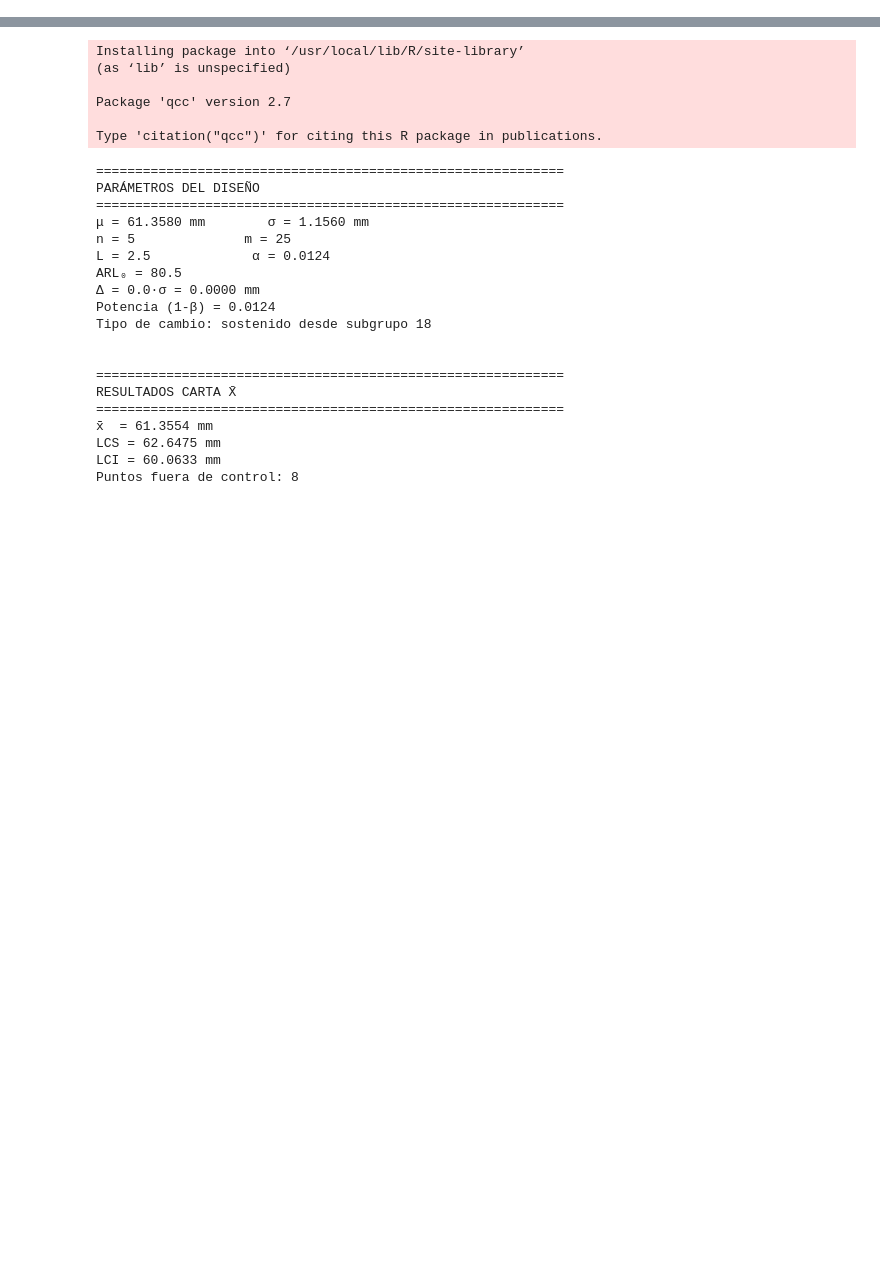
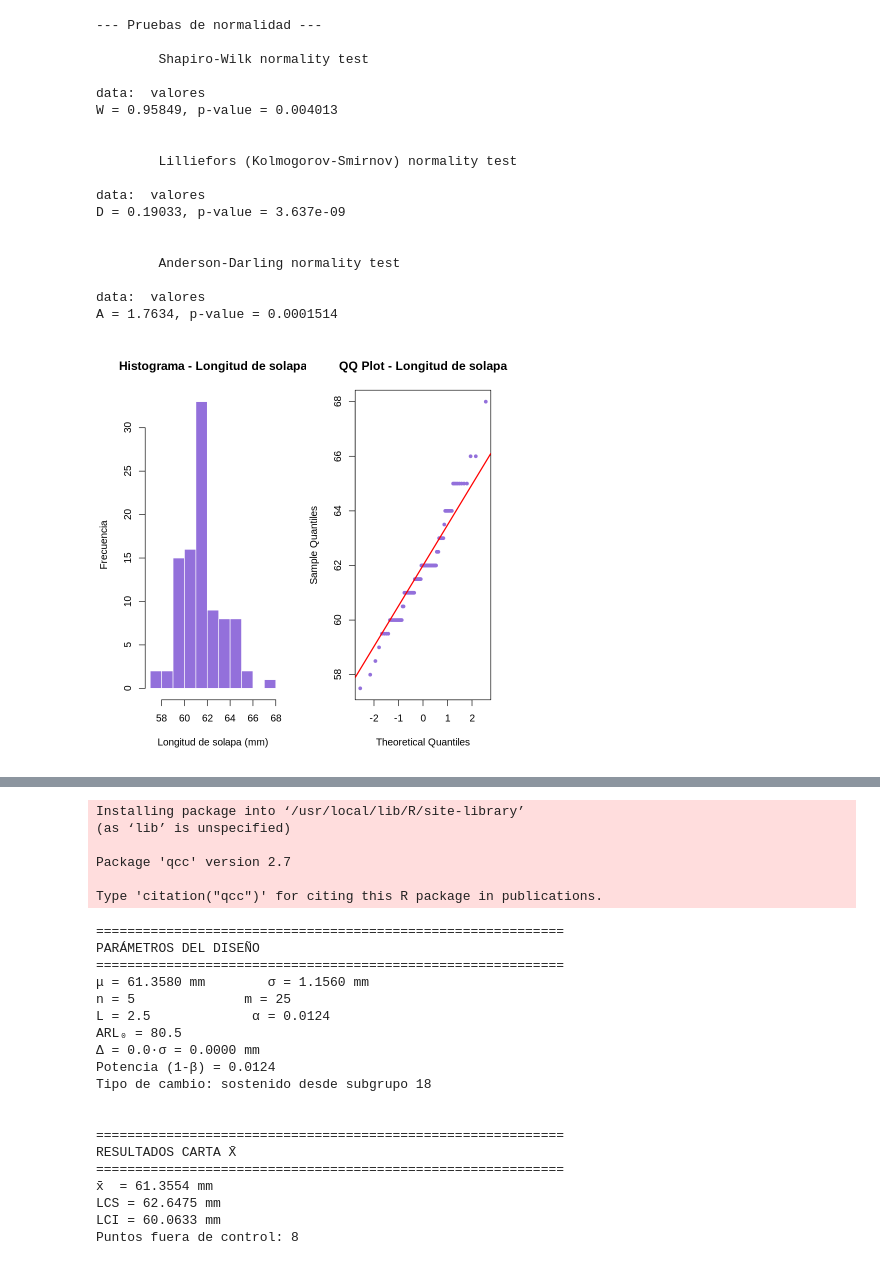
Before and after one commit to juanflo-svg/origami_quality_control, a Jupyter notebook: Copia_de_datos_RadioInterno_simulados.ipynb, the cells around one changed output, grey strips where cells are left out. Cells and saved outputs as stored; diff of their text form; code cells hidden in the pictures; blank space fills up the shorter version.

```diff
--- a/Copia_de_datos_RadioInterno_simulados.ipynb
+++ b/Copia_de_datos_RadioInterno_simulados.ipynb
@@ -2,0 +105,41 @@
+# %%
+# ============================================================
+# ANÁLISIS DE NORMALIDAD
+# ============================================================
+par(mfrow = c(1, 2))
+hist(valores,
+     main = "Histograma - Longitud de solapa",
+     xlab = "Longitud de solapa (mm)",
+     ylab = "Frecuencia",
+     col  = "#9370DB", border = "white")
+qqnorm(valores, main = "QQ Plot - Longitud de solapa",
+       pch = 19, cex = 0.7, col = "#9370DB")
+qqline(valores, col = "red", lwd = 2)
+par(mfrow = c(1, 1))
+
+cat("\n--- Pruebas de normalidad ---\n")
+print(shapiro.test(valores))
+print(lillie.test(valores))
+print(ad.test(valores))
+# p > 0.05 -> normalidad aceptada -> continuar con cartas X-barra y R
+# p < 0.05 -> revisar causas o transformar: log(valores) / sqrt(valores)
+# %% [output]
+--- Pruebas de normalidad ---
+
+        Shapiro-Wilk normality test
+
+data:  valores
+W = 0.95849, p-value = 0.004013
+
+
+        Lilliefors (Kolmogorov-Smirnov) normality test
+
+data:  valores
+D = 0.19033, p-value = 3.637e-09
+
+
+        Anderson-Darling normality test
+
+data:  valores
+A = 1.7634, p-value = 0.0001514
+[figure, added]
```
Also changed, not shown: parts of 7 cells of this notebook.
